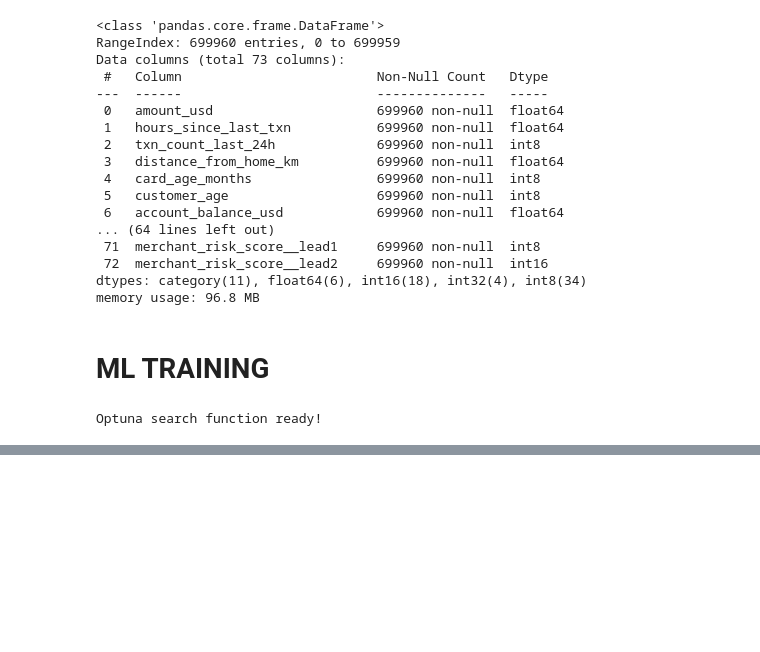
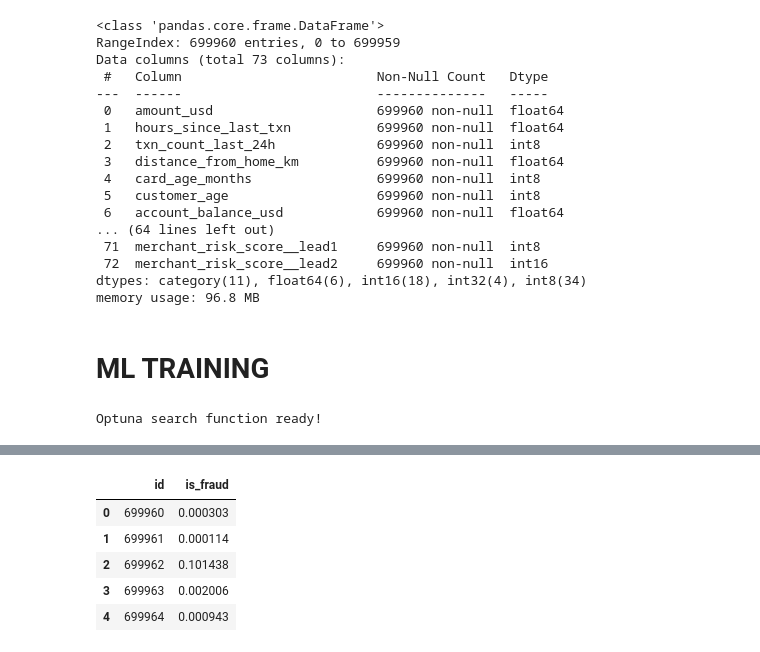
Before and after one commit to coded-sly/PS6E11-CreditCard-Fraud, a Jupyter notebook: ps6e11-hist-cardfraud.ipynb, the cells around one changed output, grey strips where cells are left out. Cells and saved outputs as stored; diff of their text form; code cells hidden in the pictures; blank space fills up the shorter version.

Commit message:
Kaggle Notebook | PS6E11 • HISTOGRAM | 💳 CardFraud | snapshot

```diff
--- a/ps6e11-hist-cardfraud.ipynb
+++ b/ps6e11-hist-cardfraud.ipynb
@@ -1412,11 +1451,18 @@ if 'opt_study' in globals():
 # %%
-# submit[TARGET] = test_preds
+submit[TARGET] = test_preds
 
-# submit.to_csv(f"submit_{n}.csv", index=False)
-# np.save(f"oof_{n}.npy", oof_preds)
-# np.save(f"test_{n}.npy", test_preds)
+submit.to_csv(f"submit_{n}.csv", index=False)
+np.save(f"oof_{n}.npy", oof_preds)
+np.save(f"test_{n}.npy", test_preds)
 
-# submit.head()
+submit.head()
+# %% [output]
+|  | id | is_fraud |
+| 0 | 699960 | 0.000303 |
+| 1 | 699961 | 0.000114 |
+| 2 | 699962 | 0.101438 |
+| 3 | 699963 | 0.002006 |
+| 4 | 699964 | 0.000943 |
 # %%
 # !rm -r /kaggle/working
 # %%
```
Also changed, not shown: parts of 14 cells of this notebook.
